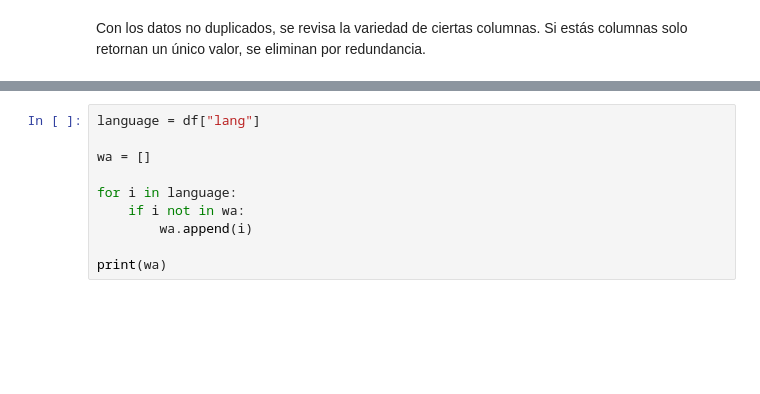
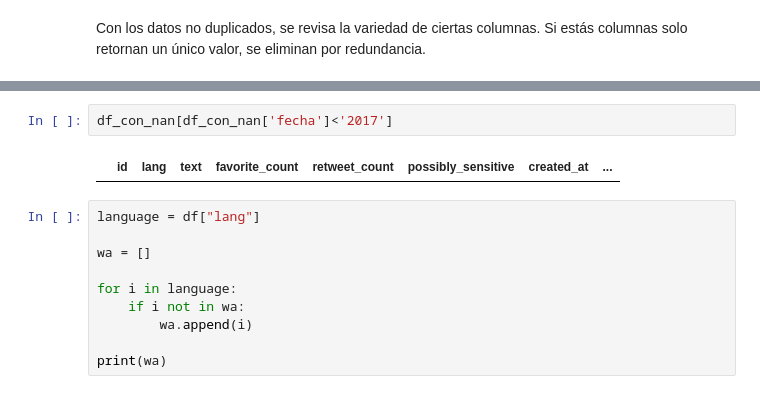
Before and after one commit to Stevennns/Proyecto-Mineria-de-datos-2023-1, a Jupyter notebook: all_data.ipynb, the cells around one changed output, grey strips where cells are left out. Saved outputs shown, nothing was run; the diff lists cells and outputs as text; blank space fills up the shorter version.

```diff
--- a/all_data.ipynb
+++ b/all_data.ipynb
@@ -295,3 +268,7 @@ Con los datos no duplicados, se revisa la variedad de ciertas columnas. Si está
+# %%
+df_con_nan[df_con_nan['fecha']<'2017']
+# %% [output]
+|  | id | lang | text | favorite_count | retweet_count | possibly_sensitive | created_at | ... |
 # %%
 language = df["lang"]
 
```
Also changed, not shown: parts of 14 cells of this notebook.
